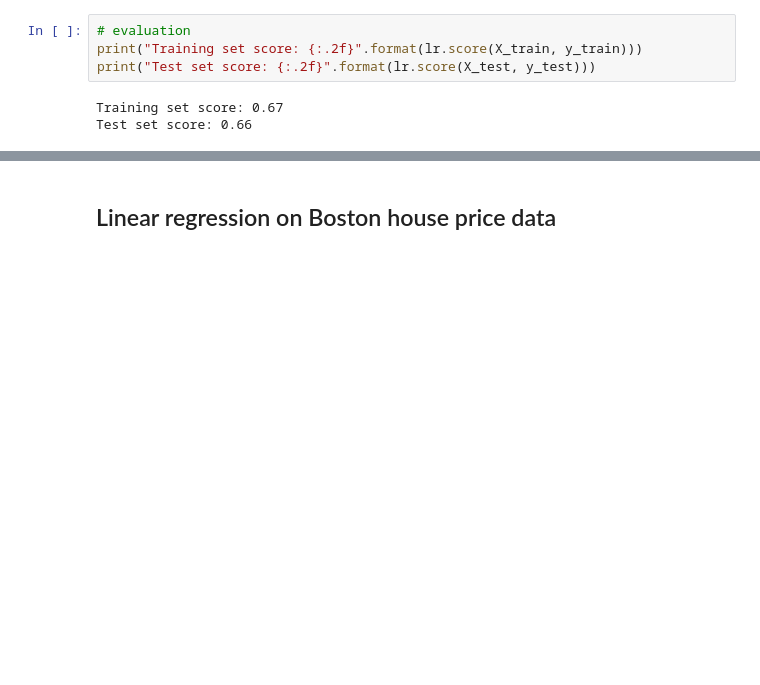
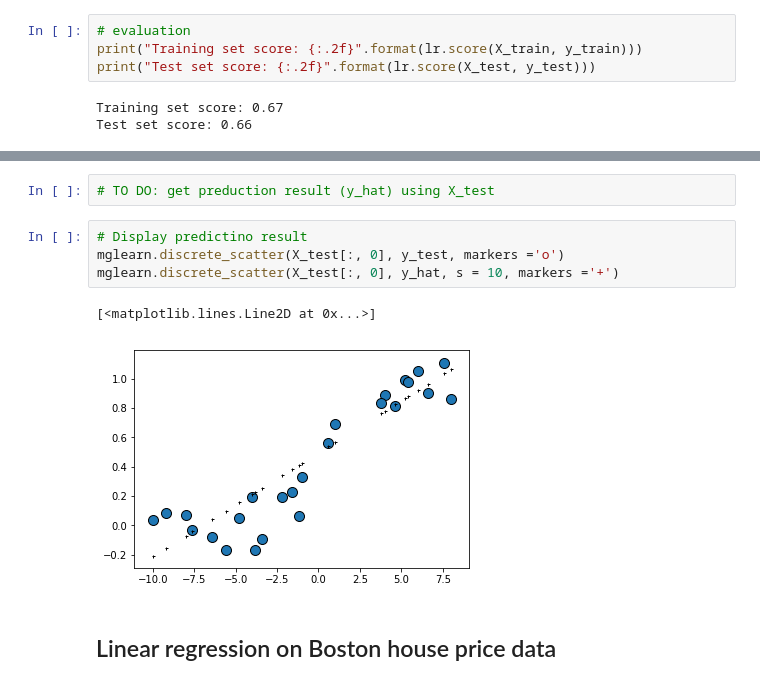
Before and after one commit to callee2006/MachineLearning, a Jupyter notebook: linear_regression.ipynb, the cells around one changed output, grey strips where cells are left out. Drawn from its saved outputs; the diff is of its cells as text; blank space fills up the shorter version.

```diff
--- a/linear_regression.ipynb
+++ b/linear_regression.ipynb
@@ -94,3 +168,12 @@ Test set score: 0.66
+# %%
+# TO DO: get preduction result (y_hat) using X_test
+# %%
+# Display predictino result
+mglearn.discrete_scatter(X_test[:, 0], y_test, markers ='o')
+mglearn.discrete_scatter(X_test[:, 0], y_hat, s = 10, markers ='+')
+# %% [output]
+[<matplotlib.lines.Line2D at 0x...>]
+[figure, added]
 # %% [markdown]
 ## Linear regression on Boston house price data
 # %%
```
Also changed, not shown: parts of 24 cells of this notebook.
